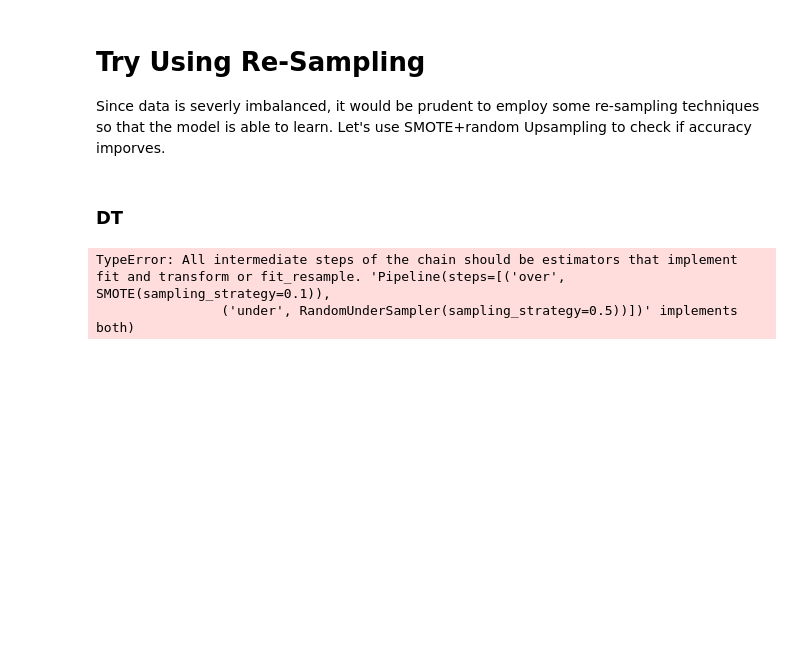
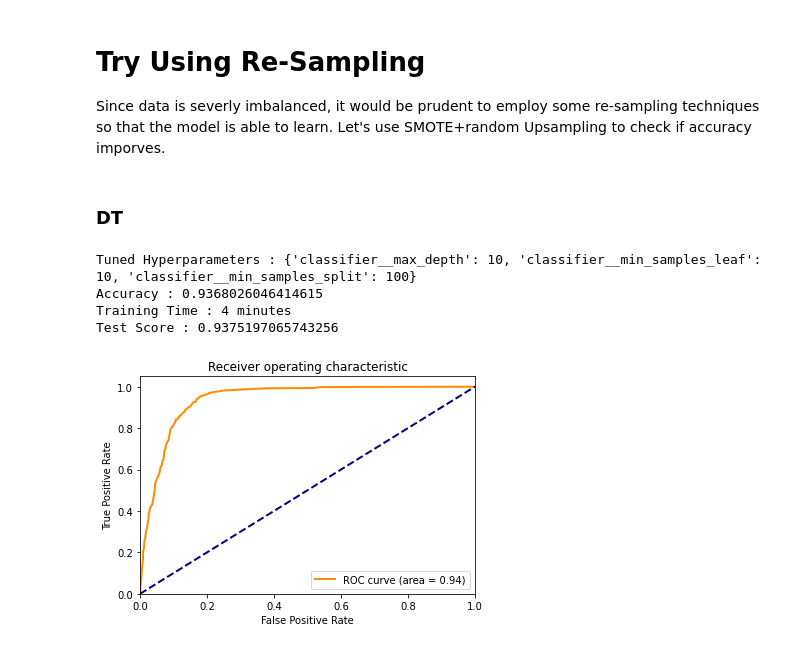
Before and after one commit to gitkym/uvs_bank_marketing_project, a Jupyter notebook: feature_selection.ipynb, the cells around one changed output. Cells and saved outputs as stored; diff of their text form; code cells hidden in the pictures; blank space fills up the shorter version.

Commit message:
smote

```diff
--- a/feature_selection.ipynb
+++ b/feature_selection.ipynb
@@ -473,32 +477,35 @@ Since data is severly imbalanced, it would be prudent to employ some re-sampling
 # %%
 from importlib import reload
 import make_model_3
 reload(make_model_3)
 from make_model_3 import make_model_l, make_model_nl
 
 
 random_state = 42
 folds = 5
-model_name = f'new_dt_{folds}'
+model_name = f'smote_dt_{folds}'
 model = DecisionTreeClassifier(random_state=random_state)
 parameters = param_grids.param_dt
 
 df = df_orig.copy()
 
 clf_grid, time, test_score = make_model_nl(df, model, parameters,test_size = 0.2, folds=folds)
 
 # save the model to disk
 pickle.dump(clf_grid, open(f'trained_models/{model_name}.pkl', 'wb'))
 
 output_file = f'trained_models/{model_name}.txt'
 
 with open(output_file, 'w') as f:
         # Write the tuned hyperparameters and accuracy to file
         f.write(f"Tuned Hyperparameters: {clf_grid.best_params_}\n")
         f.write(f"Accuracy: {clf_grid.best_score_}\n")
         # Write training time in minutes to file
         f.write(f"Training Time: {time} minutes\n")
         f.write(f"Test Score: {test_score}\n")
 # %% [output]
-TypeError: All intermediate steps of the chain should be estimators that implement fit and transform or fit_resample. 'Pipeline(steps=[('over', SMOTE(sampling_strategy=0.1)),
-                ('under', RandomUnderSampler(sampling_strategy=0.5))])' implements both)
+Tuned Hyperparameters : {'classifier__max_depth': 10, 'classifier__min_samples_leaf': 10, 'classifier__min_samples_split': 100}
+Accuracy : 0.9368026046414615
+Training Time : 4 minutes
+Test Score : 0.9375197065743256
+[figure, added]
```
Also changed, not shown: parts of 2 cells of this notebook, 3 other files.
